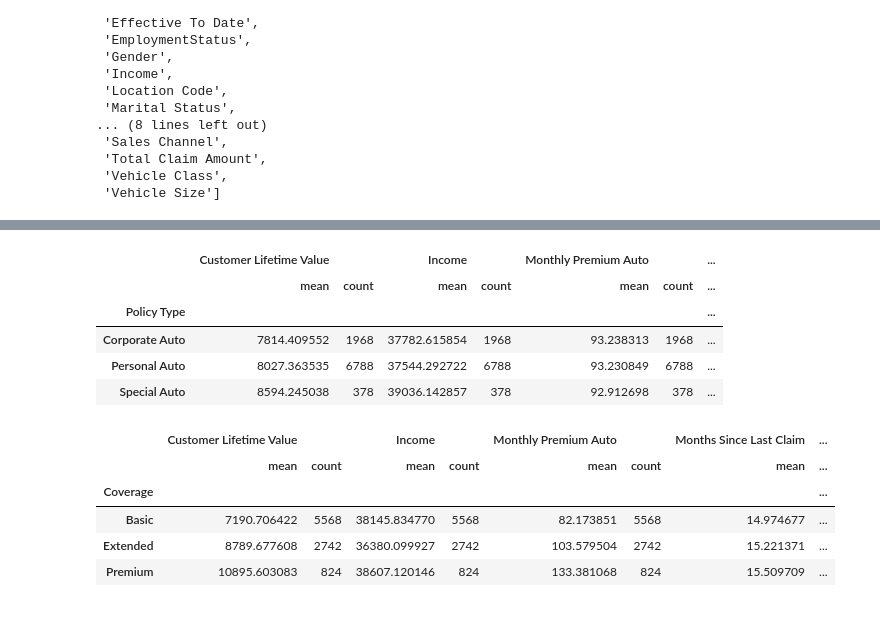
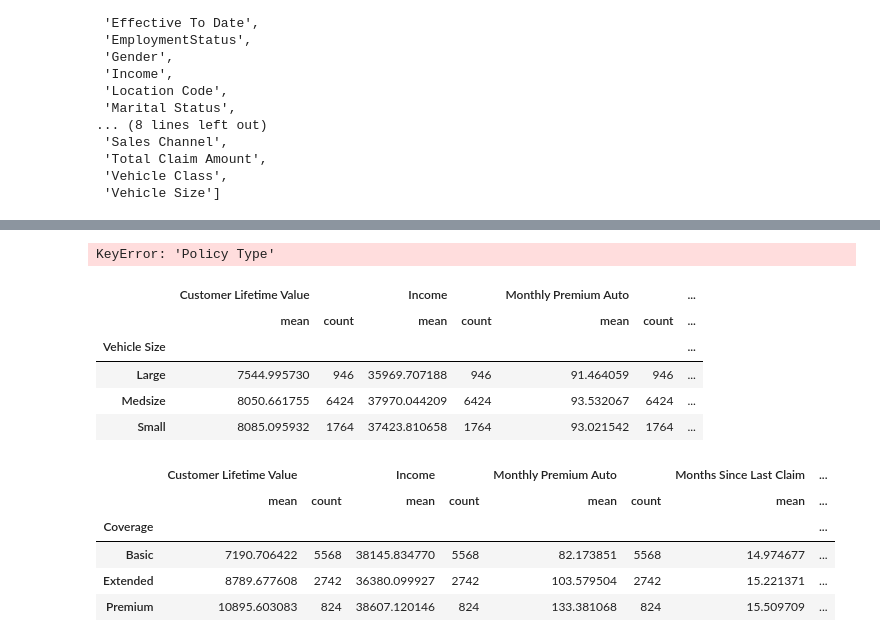
Before and after one commit to aman11verma/Open-IIT-DA, a Jupyter notebook: visualizations.ipynb, the cells around one changed output, grey strips where cells are left out. Drawn from its saved outputs; the diff is of its cells as text; code cells hidden in the pictures.

```diff
--- a/visualizations.ipynb
+++ b/visualizations.ipynb
@@ -86,0 +102,4 @@ list(ins)
+# %%
+plt.plot(dfsa["Policy Type"], dfsa["Customer Lifetime Value"], '-o')
+# %% [output]
+KeyError: 'Policy Type'
@@ -87,12 +110,12 @@ list(ins)
 # %%
-ins.groupby("Policy Type").agg(['mean', 'count'])
+ins.groupby("Vehicle Size").agg(['mean', 'count'])
 # %% [output]
 |  | Customer Lifetime Value |  | Income |  | Monthly Premium Auto |  | ... |
 |  | mean | count | mean | count | mean | count | ... |
-| Policy Type |  |  |  |  |  |  | ... |
-| Corporate Auto | 7814.409552 | 1968 | 37782.615854 | 1968 | 93.238313 | 1968 | ... |
-| Personal Auto | 8027.363535 | 6788 | 37544.292722 | 6788 | 93.230849 | 6788 | ... |
-| Special Auto | 8594.245038 | 378 | 39036.142857 | 378 | 92.912698 | 378 | ... |
+| Vehicle Size |  |  |  |  |  |  | ... |
+| Large | 7544.995730 | 946 | 35969.707188 | 946 | 91.464059 | 946 | ... |
+| Medsize | 8050.661755 | 6424 | 37970.044209 | 6424 | 93.532067 | 6424 | ... |
+| Small | 8085.095932 | 1764 | 37423.810658 | 1764 | 93.021542 | 1764 | ... |
 # %%
 ins.groupby("Coverage").agg(['mean', 'count'])
 # %% [output]
```
Also changed, not shown: parts of 7 cells of this notebook, 4 other files.
